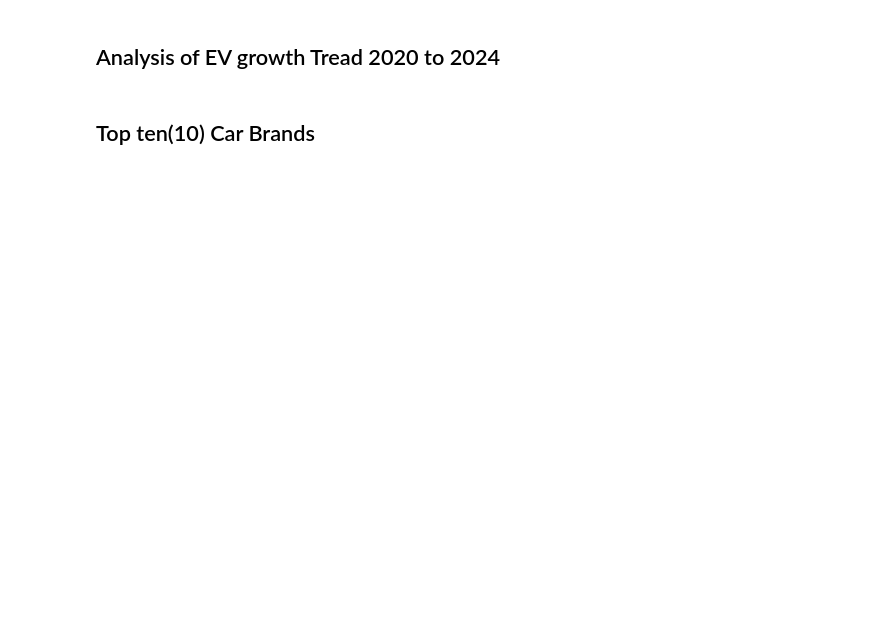
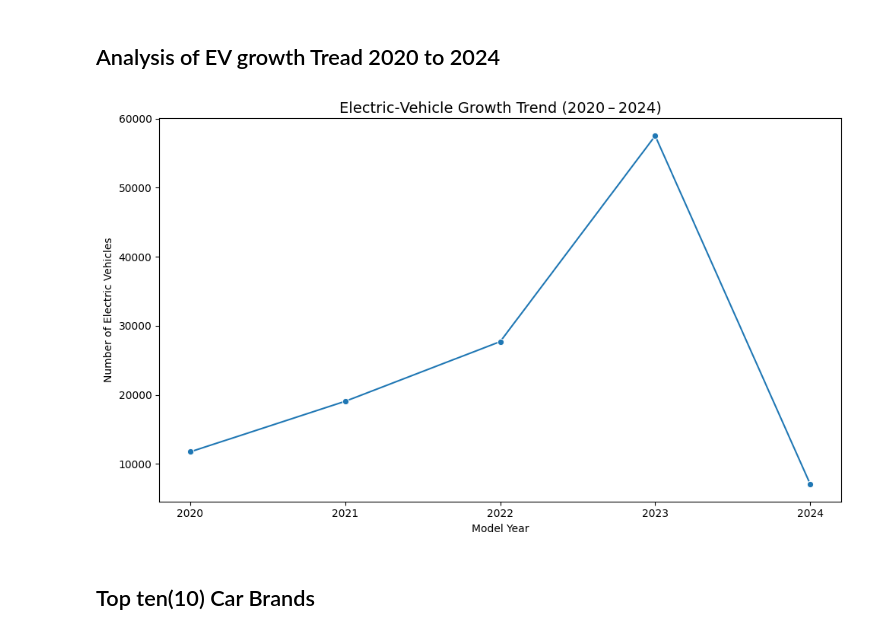
Before and after one commit to Ann-Tonina/Electric-Vehicles-population-2024-Analysis, a Jupyter notebook: EVpopulation Analysis.ipynb, the cells around one changed output. Saved outputs shown, nothing was run; the diff lists cells and outputs as text; code cells hidden in the pictures; blank space fills up the shorter version.

```diff
--- a/EVpopulation Analysis.ipynb
+++ b/EVpopulation Analysis.ipynb
@@ -618,4 +698,34 @@ array(['King', 'Snohomish', 'Kitsap', 'Thurston', 'Yakima', 'Island',
 # %% [markdown]
 ## Analysis of EV growth Tread 2020 to 2024
+# %%
+# 🔹 1.  Keep only model‑years 2020‑2024
+year_mask = df['Model Year'].between(2020, 2024)
+
+# 🔹 2.  Count EVs in each year
+ev_growth = (
+    df.loc[year_mask, 'Model Year']
+      .value_counts()       # counts per year
+      .sort_index()         # ensure chronological order
+      .rename('EV_Count')   # nicer column name
+      .reset_index()        # Series ➜ DataFrame
+      .rename(columns={'index': 'Model Year'})
+)
+
+# 🔹 3.  Plot the growth trend
+plt.figure(figsize=(10, 6))
+sns.lineplot(
+    data=ev_growth,
+    x='Model Year',
+    y='EV_Count',
+    marker='o',              # show each year’s point
+)
+plt.title('Electric‑Vehicle Growth Trend (2020 – 2024)', fontsize=14)
+plt.xlabel('Model Year')
+plt.ylabel('Number of Electric Vehicles')
+plt.xticks(ev_growth['Model Year'])        # label every year
+plt.tight_layout()
+plt.show()
+# %% [output]
+[figure, added]
 # %% [markdown]
 ## Top ten(10) Car Brands
```
Also changed, not shown: parts of 14 cells of this notebook.
